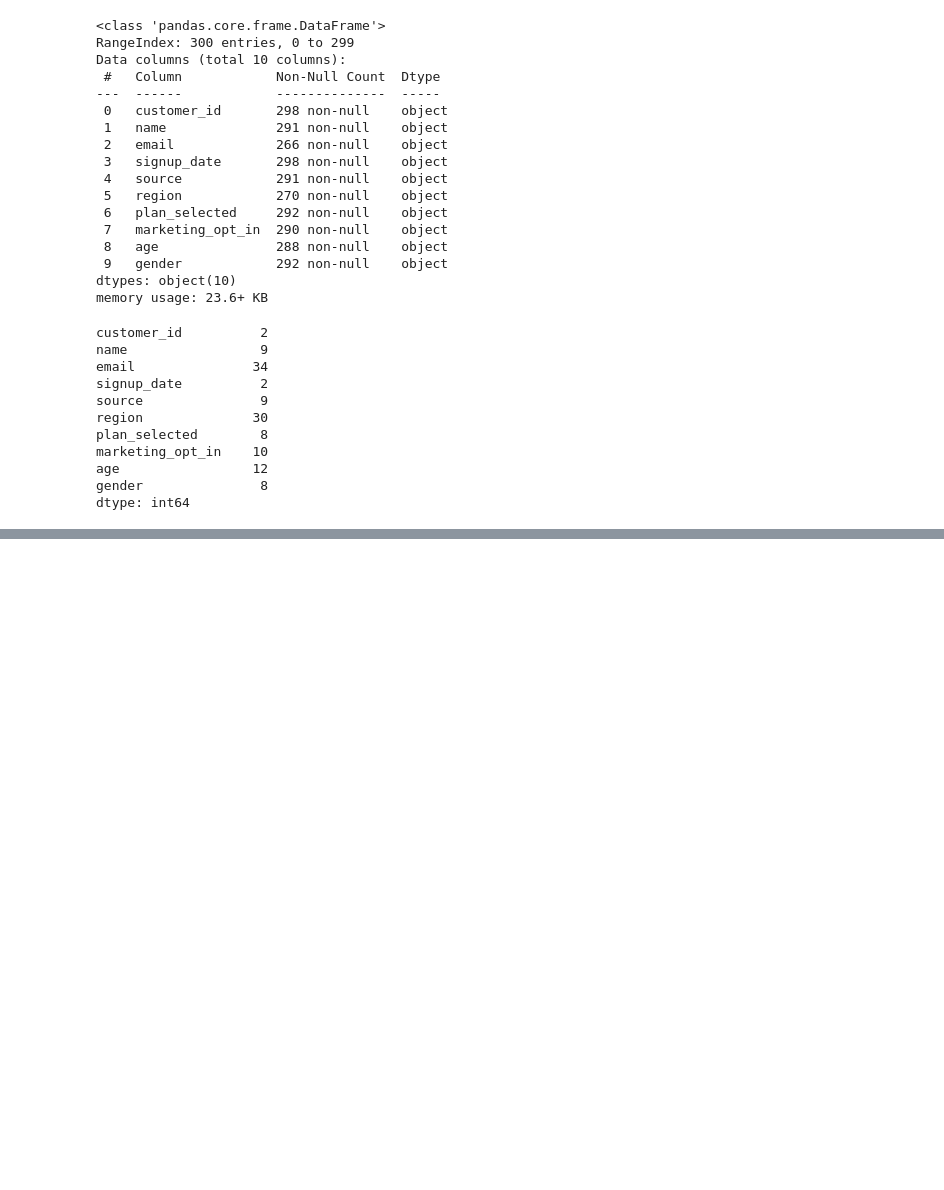
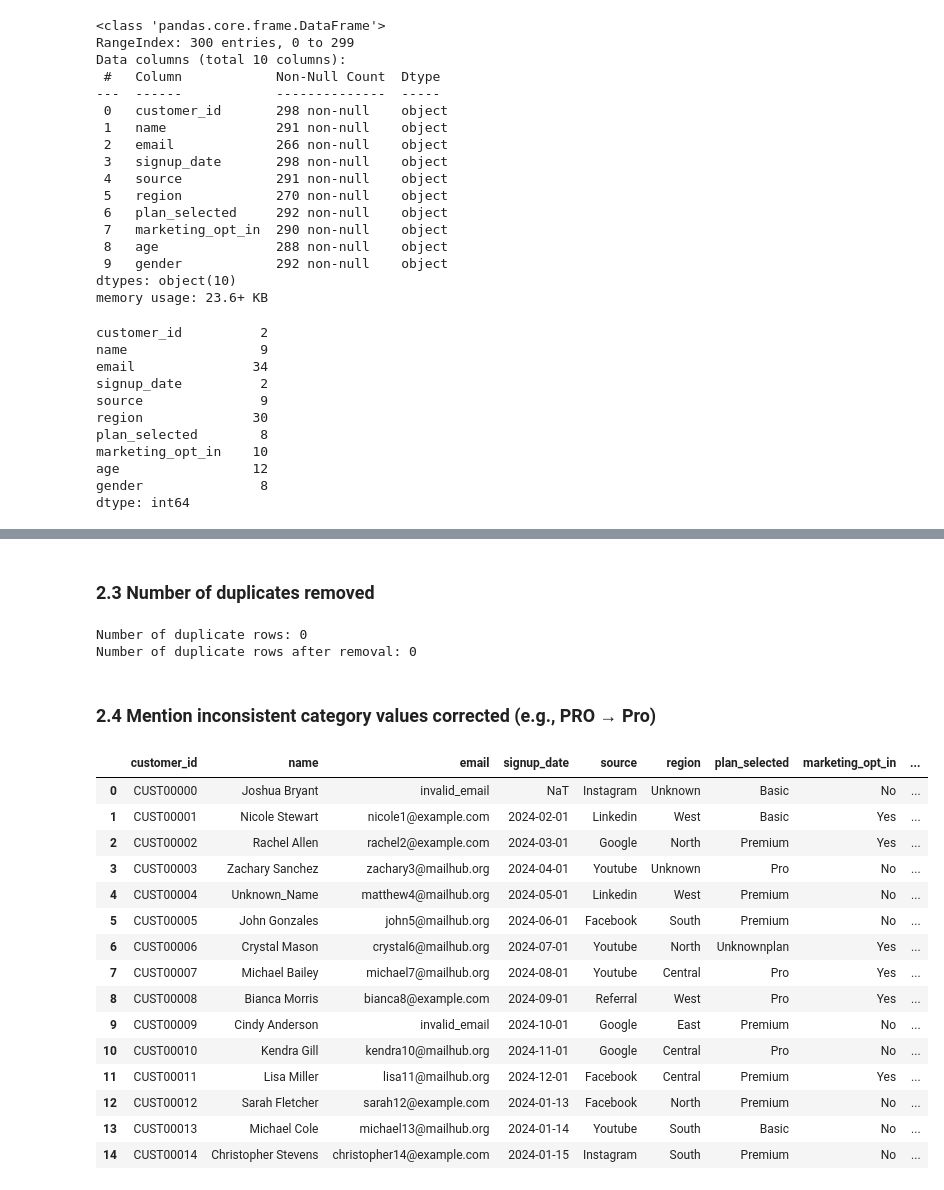
Before and after one commit to Dhavalkumar510/Uptrail, a Jupyter notebook: week_1_DAFBI.ipynb, the cells around one changed output, grey strips where cells are left out. Cells and saved outputs as stored; diff of their text form; code cells hidden in the pictures; blank space fills up the shorter version.

```diff
--- a/week_1_DAFBI.ipynb
+++ b/week_1_DAFBI.ipynb
@@ -99,0 +173,28 @@ dtype: float64
+# %%
+# Handling region
+df["region"] = df["region"].replace(["", "??"], np.nan)
+df["region"] = df["region"].fillna("Unknown")
+
+# Handling email
+df["email"] = df["email"].replace("", np.nan)
+df["email"] = df["email"].fillna("no_email_provided")
+df["email"] = df["email"].apply(lambda x: x if "@" in str(x) else "invalid_email")
+
+# Handling age
+df["age"] = pd.to_numeric(df["age"], errors="coerce")
+df.loc[(df["age"] < 10) | (df["age"] > 100), "age"] = np.nan
+df["age"] = df["age"].fillna(df["age"].median())
+df["age"] = df["age"].astype(int)
+
+# Handling name
+df["name"] = df["name"].replace("", np.nan)
+df["name"] = df["name"].fillna("Unknown_Name")
+df["name"] = df["name"].apply(lambda x: x.strip().title() if isinstance(x, str) else "Unknown_Name")
+
+# Handling source
+df["source"] = df["source"].replace(["", "??"], np.nan)
+df["source"] = df["source"].fillna("Unknown_Source")
+df["source"] = df["source"].apply(lambda x: x.strip().lower() if isinstance(x, str) else "unknown_source")
+
+
+df.head(10)
@@ -99,0 +251,38 @@ dtype: float64
+# %% [markdown]
+### 2.3 Number of duplicates removed
+# %%
+num_duplicates = df.duplicated().sum()
+print(f"Number of duplicate rows: {num_duplicates}")
+
+df = df.drop_duplicates()
+
+print(f"Number of duplicate rows after removal: {df.duplicated().sum()}")
+# %% [output]
+Number of duplicate rows: 0
+Number of duplicate rows after removal: 0
+# %% [markdown]
+### 2.4 Mention inconsistent category values corrected (e.g., PRO → Pro)
+# %%
+df["plan_selected"] = df["plan_selected"].str.strip().str.title()
+df["region"] = df["region"].str.strip().str.title()
+df["source"] = df["source"].str.strip().str.title()
+df["gender"] = df["gender"].str.strip().str.title()
+
+df.head(15)
+# %% [output]
+|  | customer_id | name | email | signup_date | source | region | plan_selected | marketing_opt_in | ... |
+| 0 | CUST00000 | Joshua Bryant | invalid_email | NaT | Instagram | Unknown | Basic | No | ... |
+| 1 | CUST00001 | Nicole Stewart | nicole1@example.com | 2024-02-01 | Linkedin | West | Basic | Yes | ... |
+| 2 | CUST00002 | Rachel Allen | rachel2@example.com | 2024-03-01 | Google | North | Premium | Yes | ... |
+| 3 | CUST00003 | Zachary Sanchez | zachary3@mailhub.org | 2024-04-01 | Youtube | Unknown | Pro | No | ... |
+| 4 | CUST00004 | Unknown_Name | matthew4@mailhub.org | 2024-05-01 | Linkedin | West | Premium | No | ... |
+| 5 | CUST00005 | John Gonzales | john5@mailhub.org | 2024-06-01 | Facebook | South | Premium | No | ... |
+| 6 | CUST00006 | Crystal Mason | crystal6@mailhub.org | 2024-07-01 | Youtube | North | Unknownplan | Yes | ... |
+| 7 | CUST00007 | Michael Bailey | michael7@mailhub.org | 2024-08-01 | Youtube | Central | Pro | Yes | ... |
+| 8 | CUST00008 | Bianca Morris | bianca8@example.com | 2024-09-01 | Referral | West | Pro | Yes | ... |
+| 9 | CUST00009 | Cindy Anderson | invalid_email | 2024-10-01 | Google | East | Premium | No | ... |
+| 10 | CUST00010 | Kendra Gill | kendra10@mailhub.org | 2024-11-01 | Google | Central | Pro | No | ... |
+| 11 | CUST00011 | Lisa Miller | lisa11@mailhub.org | 2024-12-01 | Facebook | Central | Premium | Yes | ... |
+| 12 | CUST00012 | Sarah Fletcher | sarah12@example.com | 2024-01-13 | Facebook | North | Premium | No | ... |
+| 13 | CUST00013 | Michael Cole | michael13@mailhub.org | 2024-01-14 | Youtube | South | Basic | No | ... |
+| 14 | CUST00014 | Christopher Stevens | christopher14@example.com | 2024-01-15 | Instagram | South | Premium | No | ... |
```
Also changed, not shown: parts of 47 cells of this notebook.
